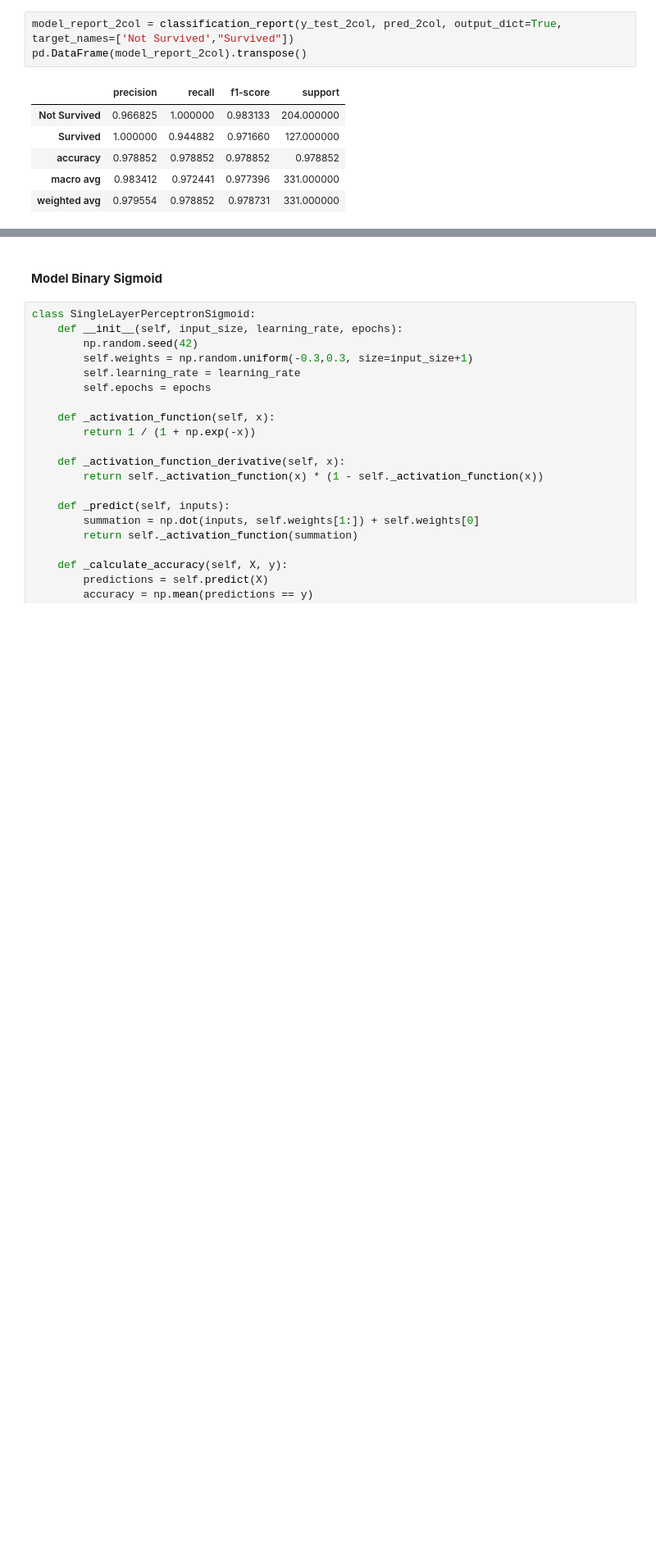
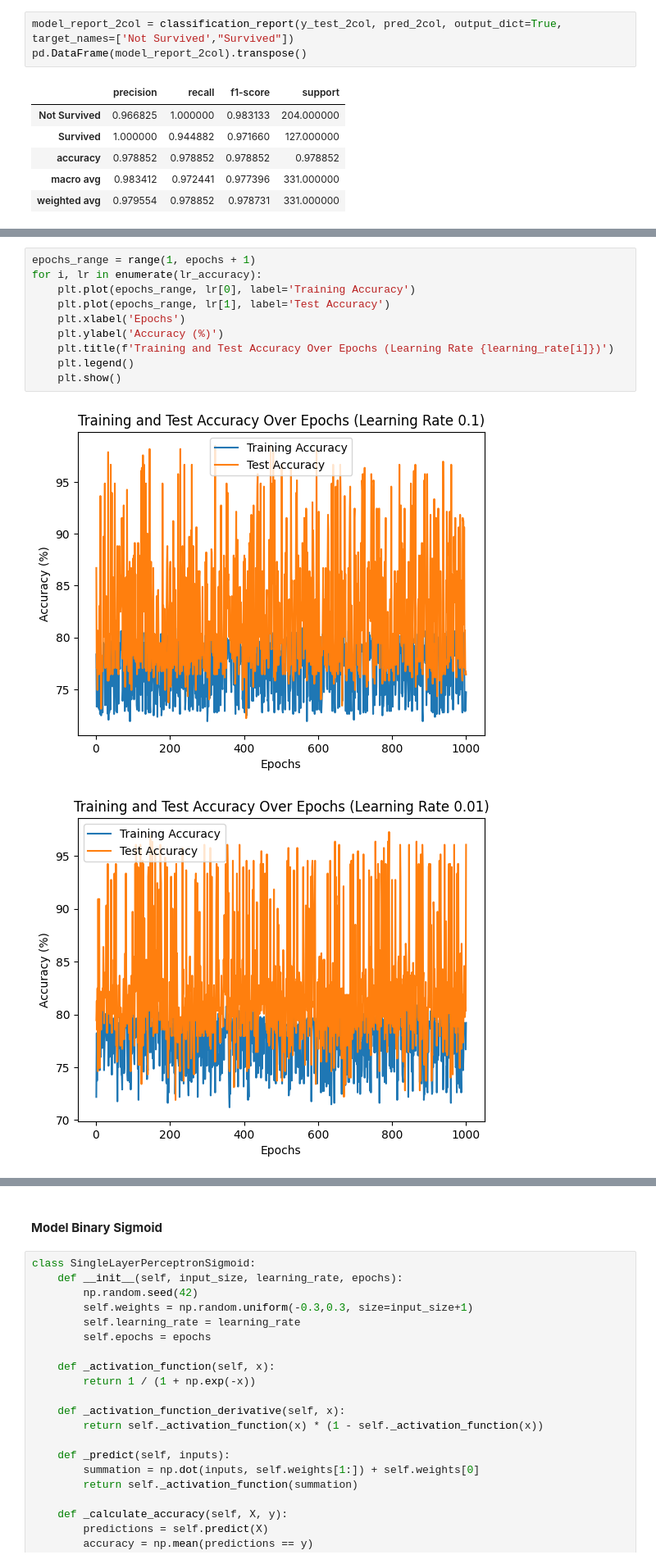
Before and after one commit to WawanWidiantara/Single-Layer-Perceptron, a Jupyter notebook: Single-Layer-Perceptron/slp.ipynb, the cells around one changed output, grey strips where cells are left out. Shown at 82% size. Drawn from its saved outputs; the diff is of its cells as text; blank space fills up the shorter version.

```diff
--- a/Single-Layer-Perceptron/slp.ipynb
+++ b/Single-Layer-Perceptron/slp.ipynb
@@ -335,0 +375,13 @@ pd.DataFrame(model_report_2col).transpose()
+# %%
+epochs_range = range(1, epochs + 1)
+for i, lr in enumerate(lr_accuracy):
+    plt.plot(epochs_range, lr[0], label='Training Accuracy')
+    plt.plot(epochs_range, lr[1], label='Test Accuracy')
+    plt.xlabel('Epochs')
+    plt.ylabel('Accuracy (%)')
+    plt.title(f'Training and Test Accuracy Over Epochs (Learning Rate {learning_rate[i]})')
+    plt.legend()
+    plt.show()
+# %% [output]
+[figure, added]
+[figure, added]
```
Also changed, not shown: parts of 15 cells of this notebook.
